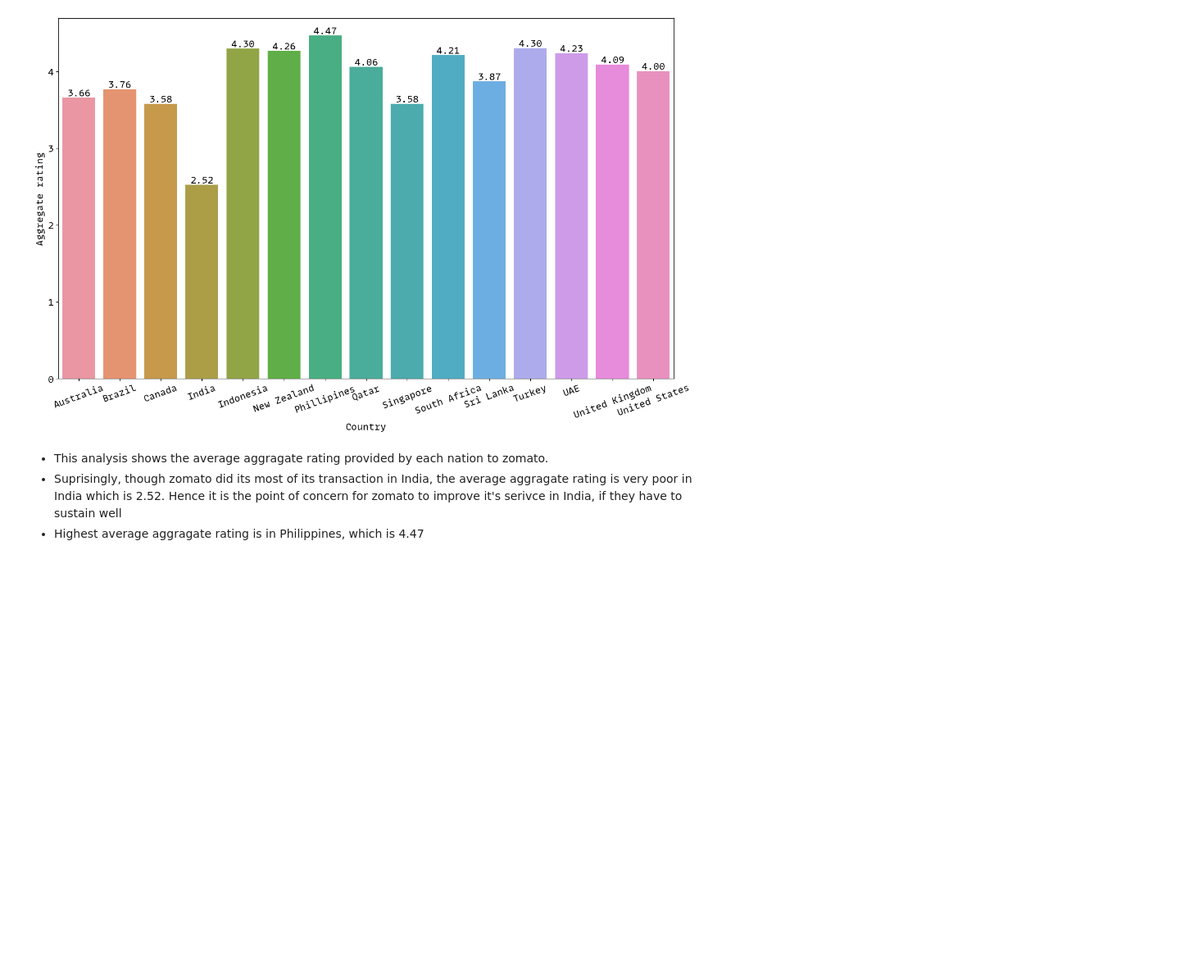
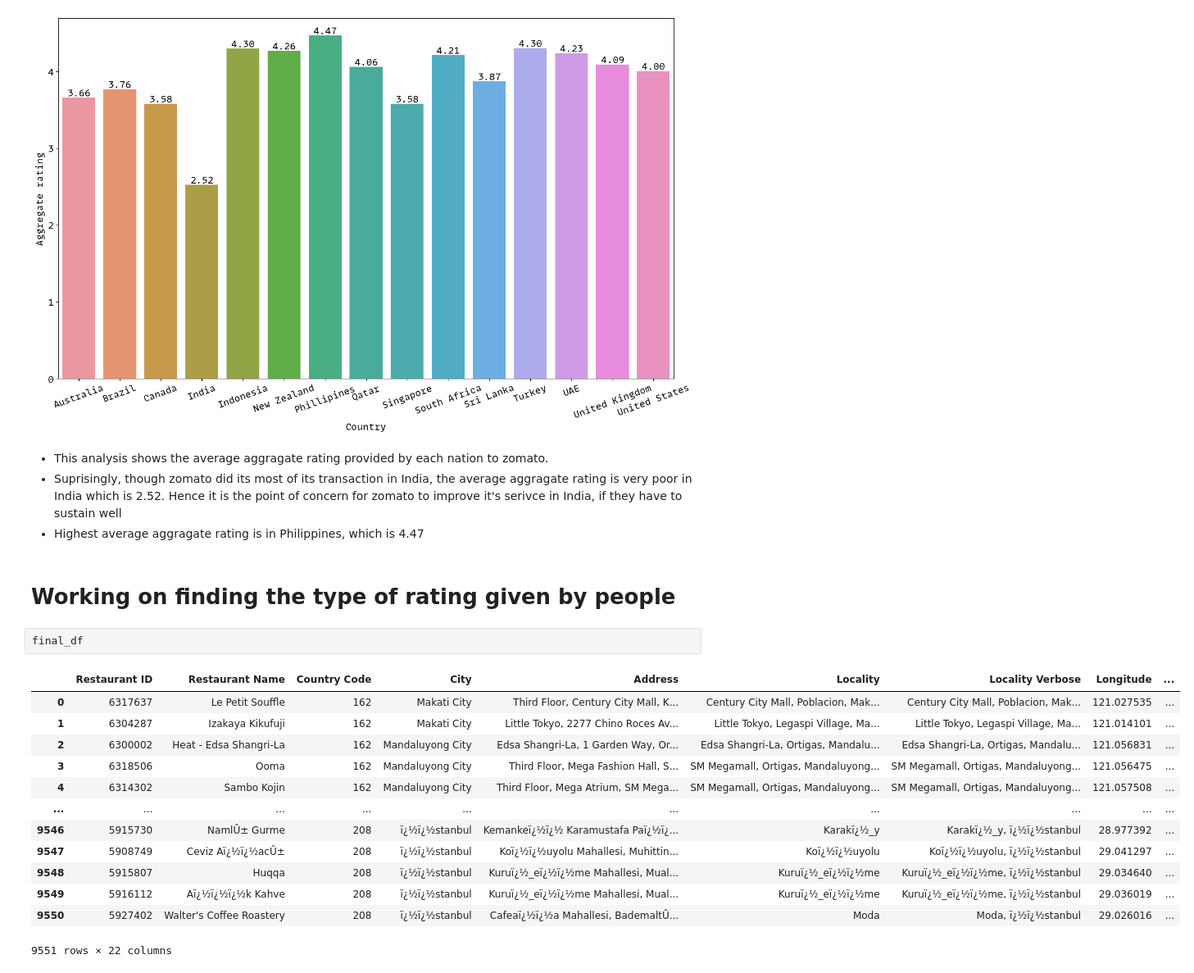
Before and after one commit to karkiayush/zomato_dataset_eda, a Jupyter notebook: analysis.ipynb, the cells around one changed output. Shown: that part at 82% size. Cells and saved outputs as stored; diff of their text form; blank space fills up the shorter version.

Commit message:
working on the types of rating

```diff
--- a/analysis.ipynb
+++ b/analysis.ipynb
@@ -340,3 +340,21 @@ sns.barplot(data=avg_aggregate_rating_countrywise, x="Country", y="Aggregate rat
 - This analysis shows the average aggragate rating provided by each nation to zomato.
 - Suprisingly, though zomato did its most of its transaction in India, the average aggragate rating is very poor in India which is 2.52. Hence it is the point of concern for zomato to improve it's serivce in India, if they have to sustain well
 - Highest average aggragate rating is in Philippines, which is 4.47
+# %% [markdown]
+# Working on finding the type of rating given by people
+# %%
+final_df
+# %% [output]
+|  | Restaurant ID | Restaurant Name | Country Code | City | Address | Locality | Locality Verbose | Longitude | ... |
+| 0 | 6317637 | Le Petit Souffle | 162 | Makati City | Third Floor, Century City Mall, K... | Century City Mall, Poblacion, Mak... | Century City Mall, Poblacion, Mak... | 121.027535 | ... |
+| 1 | 6304287 | Izakaya Kikufuji | 162 | Makati City | Little Tokyo, 2277 Chino Roces Av... | Little Tokyo, Legaspi Village, Ma... | Little Tokyo, Legaspi Village, Ma... | 121.014101 | ... |
+| 2 | 6300002 | Heat - Edsa Shangri-La | 162 | Mandaluyong City | Edsa Shangri-La, 1 Garden Way, Or... | Edsa Shangri-La, Ortigas, Mandalu... | Edsa Shangri-La, Ortigas, Mandalu... | 121.056831 | ... |
+| 3 | 6318506 | Ooma | 162 | Mandaluyong City | Third Floor, Mega Fashion Hall, S... | SM Megamall, Ortigas, Mandaluyong... | SM Megamall, Ortigas, Mandaluyong... | 121.056475 | ... |
+| 4 | 6314302 | Sambo Kojin | 162 | Mandaluyong City | Third Floor, Mega Atrium, SM Mega... | SM Megamall, Ortigas, Mandaluyong... | SM Megamall, Ortigas, Mandaluyong... | 121.057508 | ... |
+| ... | ... | ... | ... | ... | ... | ... | ... | ... | ... |
+| 9546 | 5915730 | NamlÛ± Gurme | 208 | ï¿½ï¿½stanbul | Kemankeï¿½ï¿½ Karamustafa Paï¿½ï¿... | Karakï¿½_y | Karakï¿½_y, ï¿½ï¿½stanbul | 28.977392 | ... |
+| 9547 | 5908749 | Ceviz Aï¿½ï¿½acÛ± | 208 | ï¿½ï¿½stanbul | Koï¿½ï¿½uyolu Mahallesi, Muhittin... | Koï¿½ï¿½uyolu | Koï¿½ï¿½uyolu, ï¿½ï¿½stanbul | 29.041297 | ... |
+| 9548 | 5915807 | Huqqa | 208 | ï¿½ï¿½stanbul | Kuruï¿½_eï¿½ï¿½me Mahallesi, Mual... | Kuruï¿½_eï¿½ï¿½me | Kuruï¿½_eï¿½ï¿½me, ï¿½ï¿½stanbul | 29.034640 | ... |
+| 9549 | 5916112 | Aï¿½ï¿½ï¿½k Kahve | 208 | ï¿½ï¿½stanbul | Kuruï¿½_eï¿½ï¿½me Mahallesi, Mual... | Kuruï¿½_eï¿½ï¿½me | Kuruï¿½_eï¿½ï¿½me, ï¿½ï¿½stanbul | 29.036019 | ... |
+| 9550 | 5927402 | Walter's Coffee Roastery | 208 | ï¿½ï¿½stanbul | Cafeaï¿½ï¿½a Mahallesi, BademaltÛ... | Moda | Moda, ï¿½ï¿½stanbul | 29.026016 | ... |
+9551 rows × 22 columns
```
Also changed, not shown: parts of 1 cell of this notebook.
